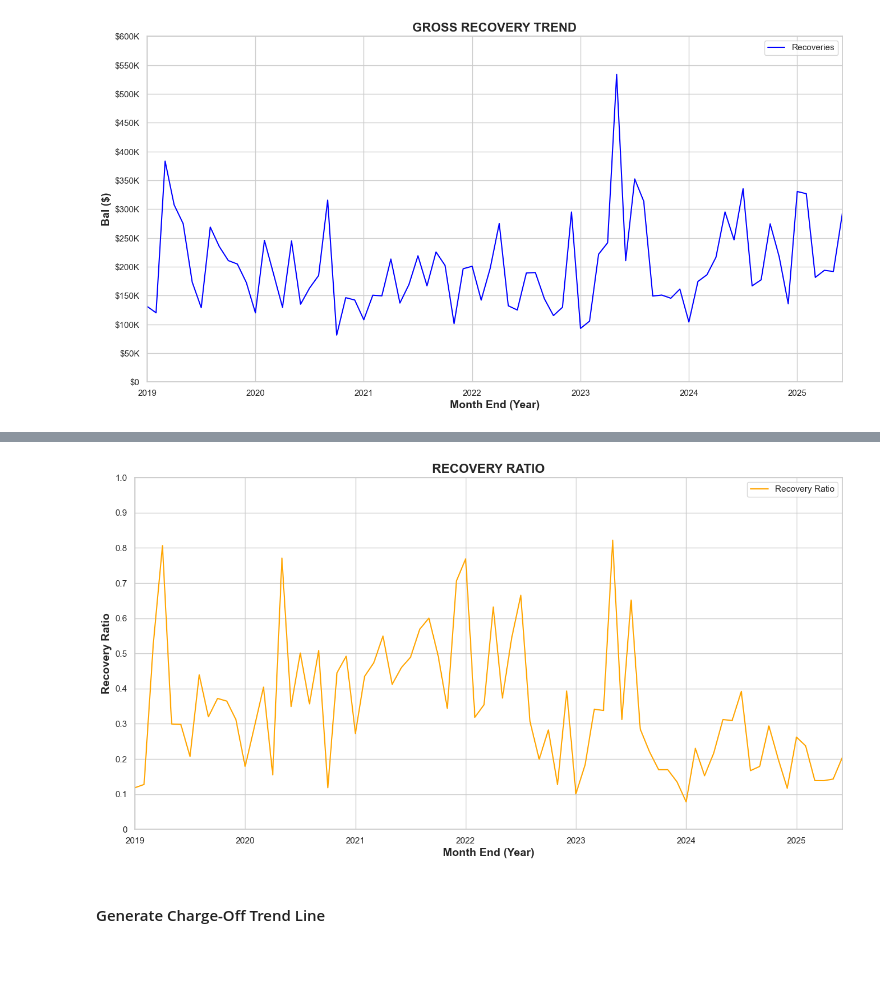
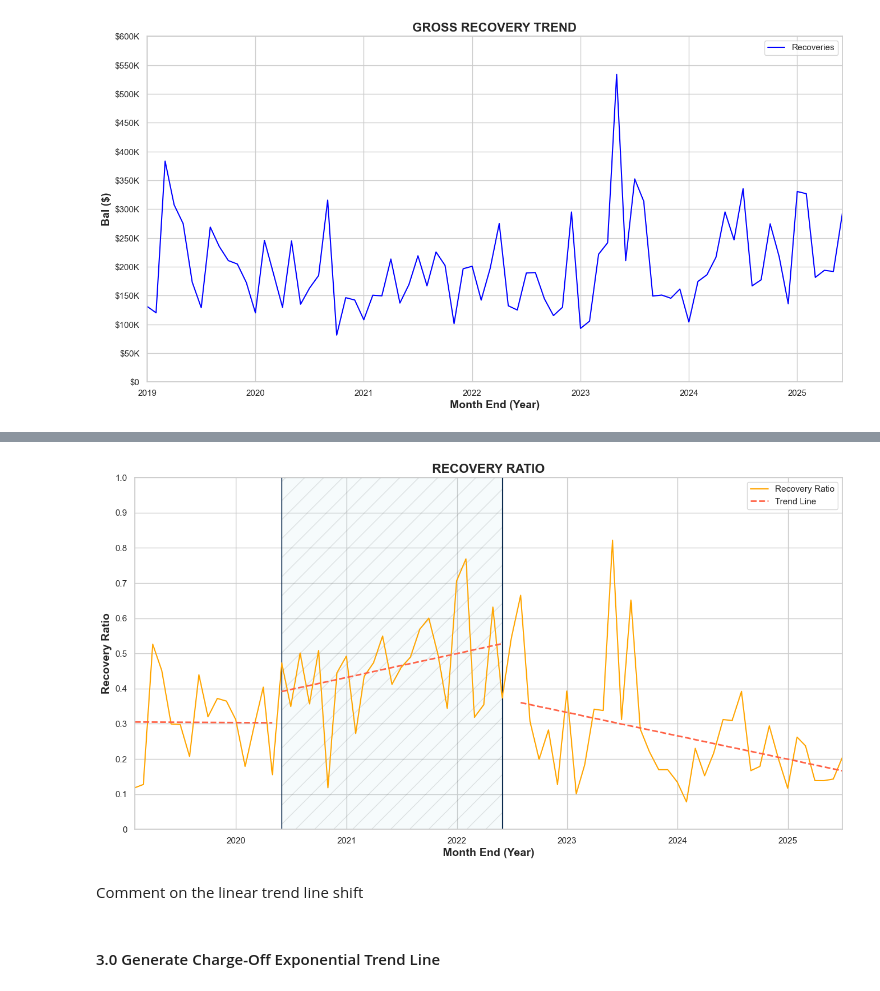
Before and after one commit to imoore99/TIME_SERIES_FORECASTING, a Jupyter notebook: TIME_SERIES_FORECASTING.ipynb, the cells around one changed output, grey strips where cells are left out. Cells and saved outputs as stored; diff of their text form; code cells hidden in the pictures; blank space fills up the shorter version.

```diff
--- a/TIME_SERIES_FORECASTING.ipynb
+++ b/TIME_SERIES_FORECASTING.ipynb
@@ -236,0 +323,19 @@ plt.show();
+# %%
+def ratio_predictions(data):
+    data['Time_Elapsed'] = np.arange(0, len(data), 1)
+    X = data[['Time_Elapsed']]
+    y = data['ratio']
+    model_rr = LinearRegression()
+    model_rr.fit(X, y)
+    predictions = model_rr.predict(X)
+    data['Predictions'] = predictions.astype(float)
+
+    return data
+# %%
+stable = core_data.iloc[0:16]
+covid = core_data.iloc[16:41]
+rate_increase = core_data.iloc[42:]
+# %%
+stable = ratio_predictions(stable)
+covid = ratio_predictions(covid)
+rate_increase = ratio_predictions(rate_increase)
@@ -237,16 +360,33 @@ plt.show();
 # %%
 # Plot Charge-Off and Recovery Data Together
-ax = core_data['ratio'].plot(figsize=(16,8), color='orange')
+fig, ax = plt.subplots(figsize=(16,8))  # Changed this line
+
+# Convert string dates to datetime objects
+start_date = pd.to_datetime('2020-05-31')
+end_date = pd.to_datetime('2022-05-31')
+
+ax.axvspan(start_date, end_date, alpha=0.1, hatch = "/", facecolor="lightblue", edgecolor='black')
+ax.vlines(start_date, ymin=0, ymax=1800000, color= '#002147', lw=1)
+ax.vlines(end_date, ymin=0, ymax=1800000, color= '#002147', lw=1)
+
+ax.plot(core_data.index, core_data['ratio'], color='orange', label='Recovery Ratio')
 ax.autoscale(axis='x', tight=True)
 ax.set_ylabel('Recovery Ratio', size=14, fontweight='bold')
 ax.set_xlabel('Month End (Year)', size=14, fontweight='bold')
 ax.set_yticks([0, 0.1, 0.2, 0.3, 0.4, 0.5, 0.6, 0.7, 0.8, 0.9, 1.0],
-              ['0', '0.1', '0.2', '0.3', '0.4', '0.5', '0.6', '0.7', '0.8', '0.9', '1.0']);
-plt.legend(['Recovery Ratio'], loc=0)
+              ['0', '0.1', '0.2', '0.3', '0.4', '0.5', '0.6', '0.7', '0.8', '0.9', '1.0'])
+
+ax.plot(stable.index, stable['Predictions'], "r--", color='tomato', linewidth=2, label= 'Trend Line')
+ax.plot(covid.index, covid['Predictions'], "r--", color='tomato', linewidth=2, label='_Hidden')
+ax.plot(rate_increase.index, rate_increase['Predictions'], "r--", color='tomato', linewidth=2,label='_Hidden')
+
+plt.legend(loc=0)
 plt.ylim(0, 1)
 plt.title('RECOVERY RATIO', size=16, fontweight = 'bold')
 plt.show();
 # %% [output]
-[figure, old version]
+[figure, new version]
+# %% [markdown]
+Comment on the linear trend line shift
 # %% [markdown]
-#### Generate Charge-Off Trend Line
+#### 3.0 Generate Charge-Off Exponential Trend Line
```
Also changed, not shown: parts of 76 cells of this notebook, 2 other files.
